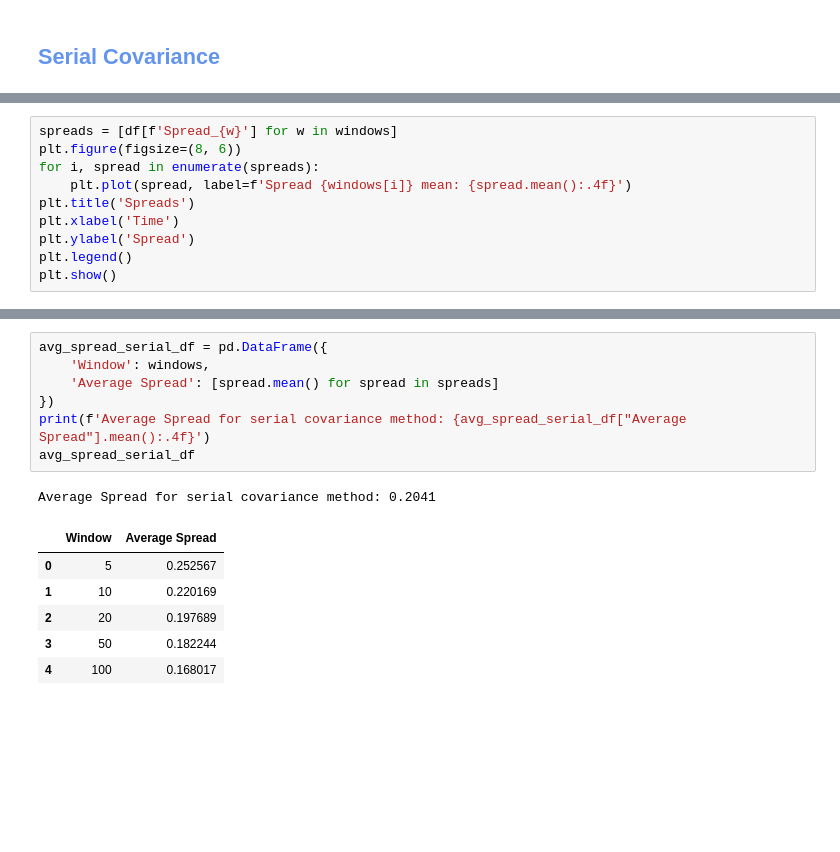
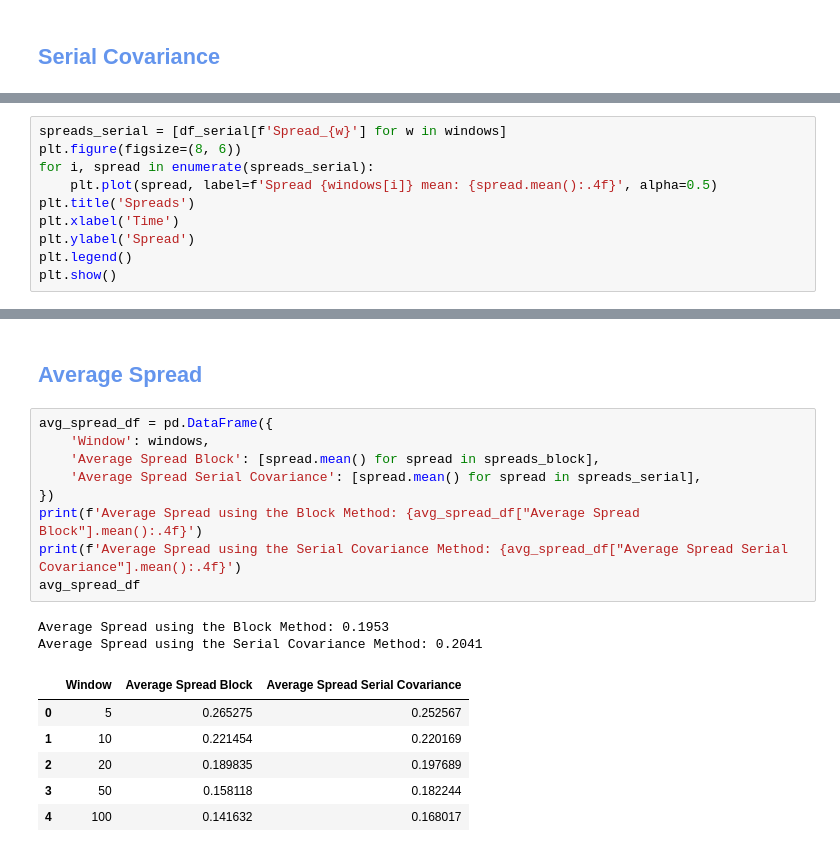
Before and after one commit to LuisMB09/Trading, a Jupyter notebook: effective_spread.ipynb, the cells around one changed output, grey strips where cells are left out. Cells and saved outputs as stored; diff of their text form; blank space fills up the shorter version.

```diff
--- a/effective_spread.ipynb
+++ b/effective_spread.ipynb
@@ -169,8 +169,8 @@ plt.show()
 # %%
-spreads = [df[f'Spread_{w}'] for w in windows]
+spreads_serial = [df_serial[f'Spread_{w}'] for w in windows]
 plt.figure(figsize=(8, 6))
-for i, spread in enumerate(spreads):
-    plt.plot(spread, label=f'Spread {windows[i]} mean: {spread.mean():.4f}')
+for i, spread in enumerate(spreads_serial):
+    plt.plot(spread, label=f'Spread {windows[i]} mean: {spread.mean():.4f}', alpha=0.5)
 plt.title('Spreads')
 plt.xlabel('Time')
 plt.ylabel('Spread')
@@ -181,15 +181,20 @@ plt.show()
-# %%
-avg_spread_serial_df = pd.DataFrame({
-    'Window': windows,
-    'Average Spread': [spread.mean() for spread in spreads]
-})
-print(f'Average Spread for serial covariance method: {avg_spread_serial_df["Average Spread"].mean():.4f}')
-avg_spread_serial_df
-# %% [output]
-Average Spread for serial covariance method: 0.2041
-|  | Window | Average Spread |
-| 0 | 5 | 0.252567 |
-| 1 | 10 | 0.220169 |
-| 2 | 20 | 0.197689 |
-| 3 | 50 | 0.182244 |
-| 4 | 100 | 0.168017 |
+# %% [markdown]
+## <font color='cornflowerblue'> Average Spread
+# %%
+avg_spread_df = pd.DataFrame({
+    'Window': windows,
+    'Average Spread Block': [spread.mean() for spread in spreads_block],
+    'Average Spread Serial Covariance': [spread.mean() for spread in spreads_serial],
+})
+print(f'Average Spread using the Block Method: {avg_spread_df["Average Spread Block"].mean():.4f}')
+print(f'Average Spread using the Serial Covariance Method: {avg_spread_df["Average Spread Serial Covariance"].mean():.4f}')
+avg_spread_df
+# %% [output]
+Average Spread using the Block Method: 0.1953
+Average Spread using the Serial Covariance Method: 0.2041
+|  | Window | Average Spread Block | Average Spread Serial Covariance |
+| 0 | 5 | 0.265275 | 0.252567 |
+| 1 | 10 | 0.221454 | 0.220169 |
+| 2 | 20 | 0.189835 | 0.197689 |
+| 3 | 50 | 0.158118 | 0.182244 |
+| 4 | 100 | 0.141632 | 0.168017 |
```
Also changed, not shown: parts of 11 cells of this notebook.
